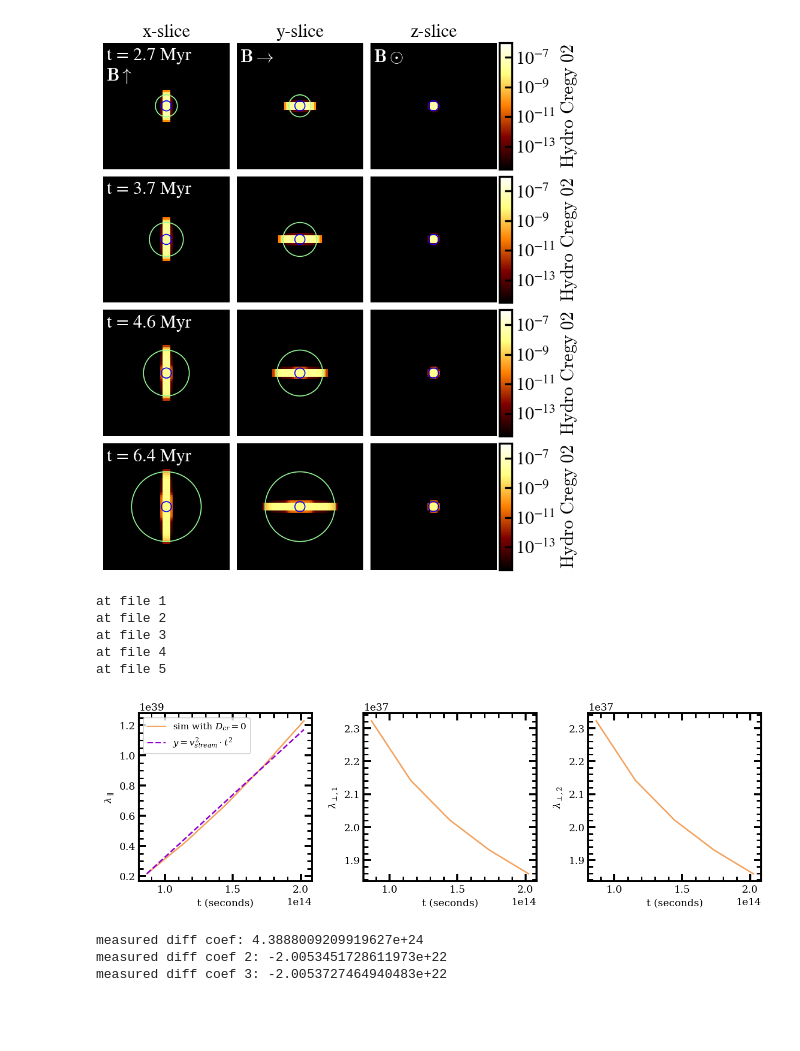
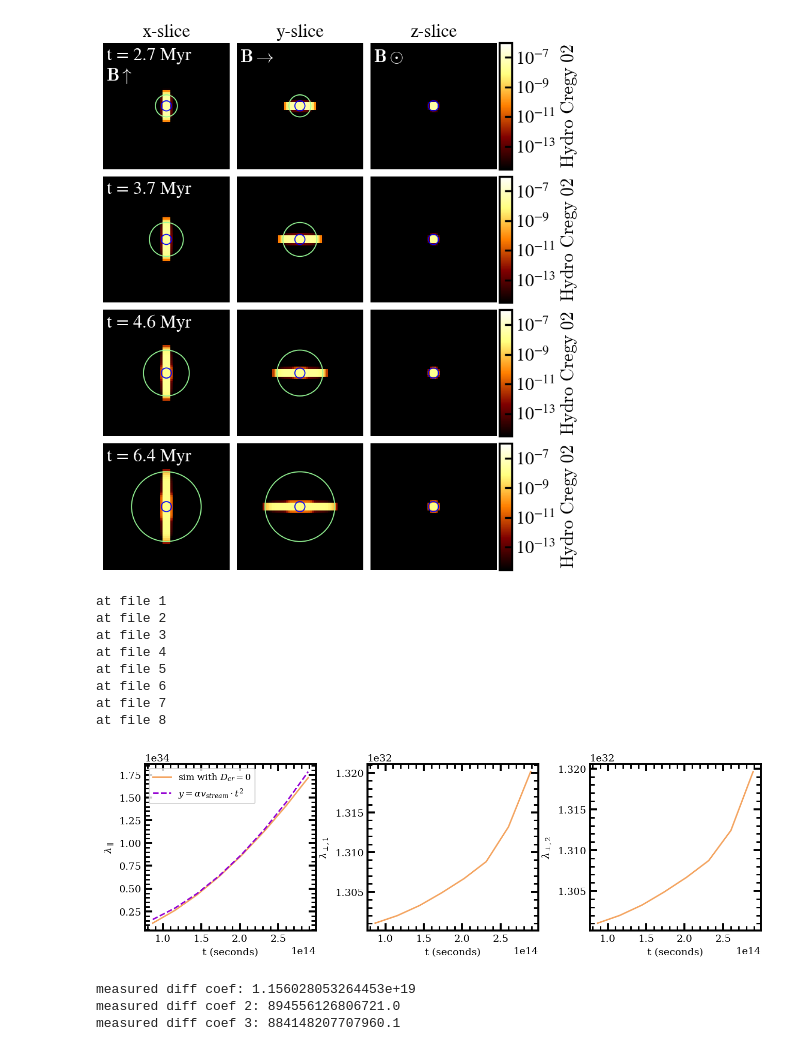
Before and after one commit to SampsonML/cr_diffusion_tools, a Jupyter notebook: cr_diffusion_ramses/analysis_blob_test_streaming_only.ipynb, the cells around one changed output. Saved outputs shown, nothing was run; the diff lists cells and outputs as text; code cells hidden in the pictures; blank space fills up the shorter version.

Commit message:
corrected analytic expression

```diff
--- a/cr_diffusion_ramses/analysis_blob_test_streaming_only.ipynb
+++ b/cr_diffusion_ramses/analysis_blob_test_streaming_only.ipynb
@@ -98,7 +98,7 @@ for fn in fns:
         # total time
         init = 0.04 * 20
         t = np.array((tf - ti))
-        dx = x_m = streaming(va_cm, t) * 3.24078e-19 + init
+        dx = streaming(va_cm, t) * 3.24078e-19 + init
 
     for coord in coords:
         p = yt.SlicePlot(
@@ -145,7 +145,7 @@ eig21 = []
 eig22 = []
 eig23 = []
 time2 = []
-for i in range(5):
+for i in range(8):
     print(f'at file {i+1}')
     idx = i + 4
     if idx < 10:
@@ -167,50 +167,52 @@ at file 2
 at file 3
 at file 4
 at file 5
+at file 6
+at file 7
+at file 8
 # %%
 fig = plt.figure(figsize=(11,3), dpi=140)
 plt.subplots_adjust(wspace=0.3,hspace=0.4)
 
 # group 2
+# TODO: check these scalings
+n = 3
 v_str = B_cgs / np.sqrt(7e-23)
-diff = v_str**2 * (time2[-1] - time2[0])
-end1 = eig21[0] +  2 * diff * (time2[-1] - time2[0])
-
-# analytic functions
-ana1 = np.linspace(eig21[0], end1,len(time2))
+diff = 2 * va_cm
+ana1 = 2 * diff * (np.array(time2))**2
 
 # plot the beast
 plt.subplot(1,3,1)
 plt.plot(time2, eig21, color='sandybrown',label=r"sim with $D_{cr}= 0$")
-plt.plot(time2, ana1, ls='--', color='darkviolet', label=r"$y = v_{stream}^2 \cdot t^2$")
+plt.plot(time2, ana1, ls='--', color='darkviolet', label=r"$y = \alpha v_{stream} \cdot t^2$")
 plt.legend(fontsize=9)
 plt.ylabel(r'$\lambda_{\parallel}$')
 plt.xlabel('t (seconds)')
 
 plt.subplot(1,3,2)
 plt.plot(time2, eig22, color='sandybrown')
 plt.ylabel(r'$\lambda_{\perp,1}$')
 plt.xlabel('t (seconds)')
 plt.subplot(1,3,3)
 
 plt.plot(time2, eig23, color='sandybrown')
 plt.ylabel(r'$\lambda_{\perp,2}$')
 plt.xlabel('t (seconds)')
 
 plt.savefig("res64_no_turb_no_streaming_aniso.png")
 #plt.savefig("res64_no_turb_no_streaming_aniso.pdf", tight_layout=True)
 # %% [output]
-[figure, old version]
+[figure, new version]
 # %%
 # naive gradient measurements -- assuming Gaussian diffusion
-gradient = (eig21[-1] - eig21[0]) / (time2[-1] - time2[0]) / 2 # factor to go from MSD to diffusion coef
-gradient2 = (eig22[-1] - eig22[0]) / (time2[-1] - time2[0]) / 2
-gradient3 = (eig23[-1] - eig23[0]) / (time2[-1] - time2[0]) / 2
+gradient = (eig21[-1] - eig21[0]) / (time2[-1] - time2[0]) / 6 # factor to go from MSD to diffusion coef
+gradient2 = (eig22[-1] - eig22[0]) / (time2[-1] - time2[0]) / 6
+gradient3 = (eig23[-1] - eig23[0]) / (time2[-1] - time2[0]) / 6
 
 print(f"measured diff coef: {gradient}")
 print(f"measured diff coef 2: {gradient2}")
 print(f"measured diff coef 3: {gradient3}")
 # %% [output]
-measured diff coef: 4.3888009209919627e+24
-measured diff coef 2: -2.0053451728611973e+22
-measured diff coef 3: -2.0053727464940483e+22
+measured diff coef: 1.156028053264453e+19
+measured diff coef 2: 894556126806721.0
+measured diff coef 3: 884148207707960.1
```
